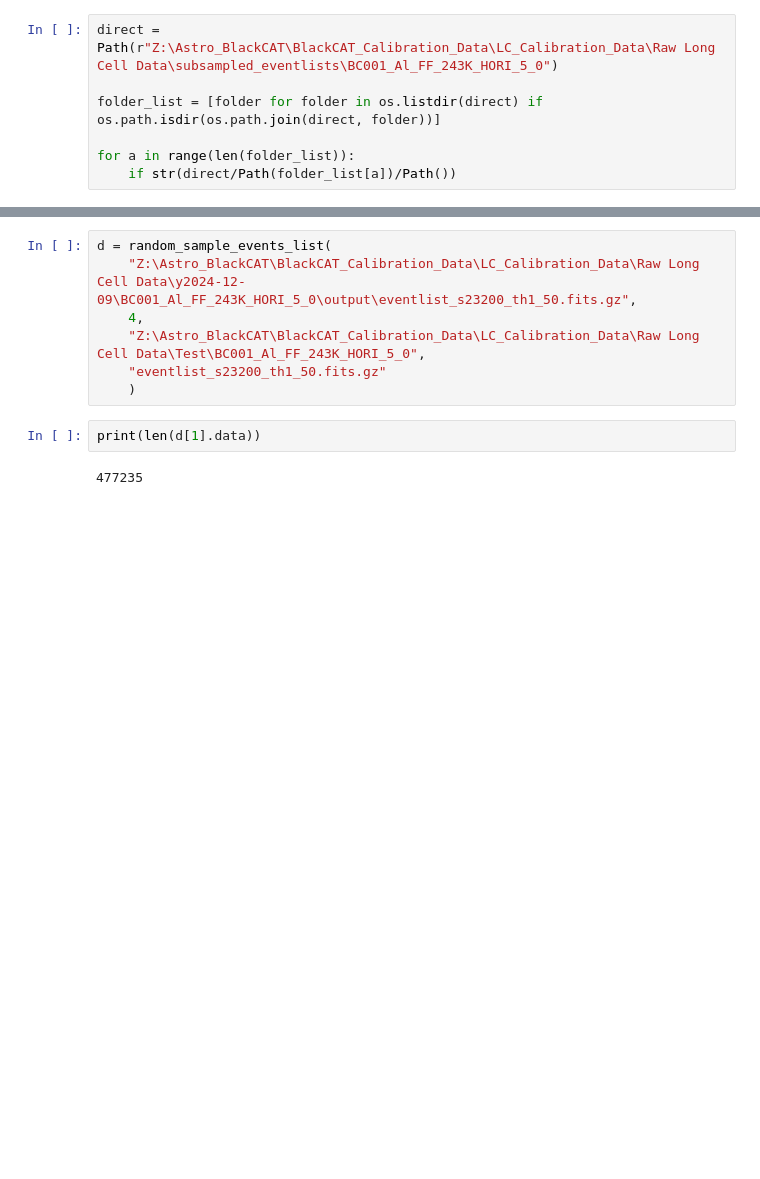
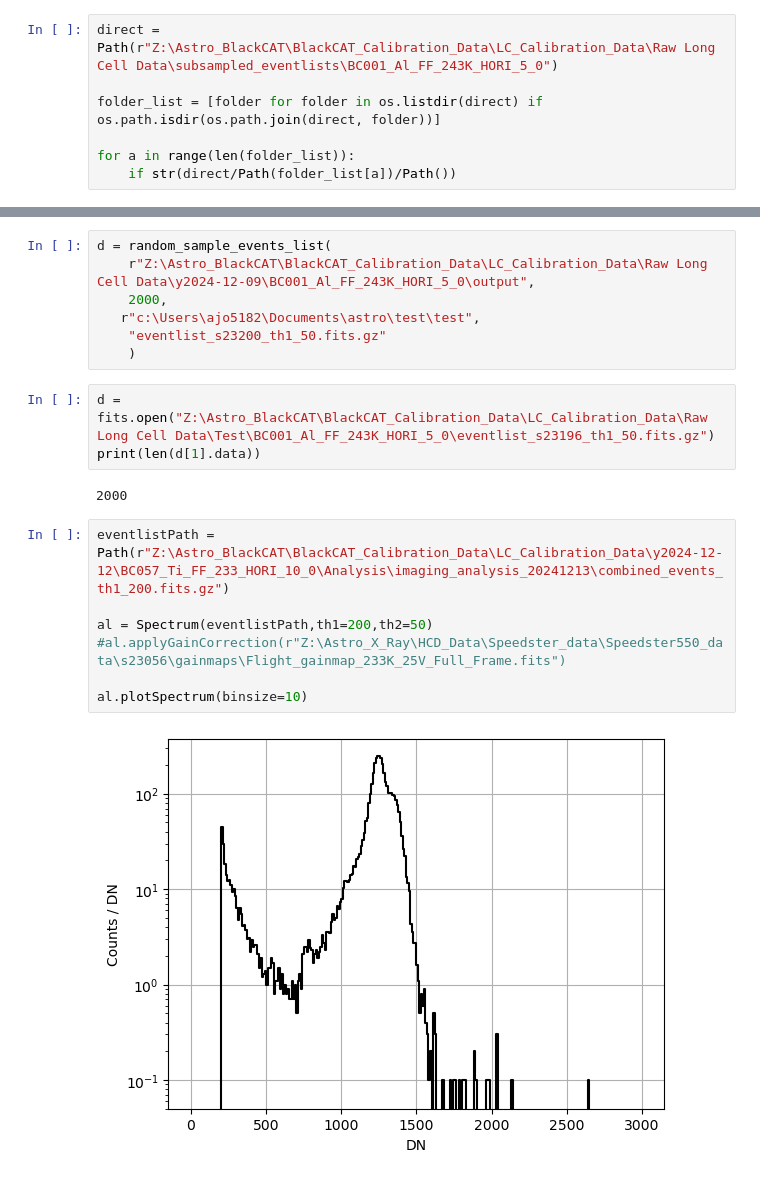
Before and after one commit to laureloneill/psf_source_localization, a Jupyter notebook: test_space.ipynb, the cells around one changed output, grey strips where cells are left out. Cells and saved outputs as stored; diff of their text form; blank space fills up the shorter version.

```diff
--- a/test_space.ipynb
+++ b/test_space.ipynb
@@ -430,12 +433,22 @@ def random_sample_events_list(event_list, sampleNumber, outdir, outname, save =
     return subSampleHDU
 # %%
 d = random_sample_events_list(
-    "Z:\Astro_BlackCAT\BlackCAT_Calibration_Data\LC_Calibration_Data\Raw Long Cell Data\y2024-12-09\BC001_Al_FF_243K_HORI_5_0\output\eventlist_s23200_th1_50.fits.gz",
-    4,
-    "Z:\Astro_BlackCAT\BlackCAT_Calibration_Data\LC_Calibration_Data\Raw Long Cell Data\Test\BC001_Al_FF_243K_HORI_5_0",
+    r"Z:\Astro_BlackCAT\BlackCAT_Calibration_Data\LC_Calibration_Data\Raw Long Cell Data\y2024-12-09\BC001_Al_FF_243K_HORI_5_0\output",
+    2000,
+   r"c:\Users\ajo5182\Documents\astro\test\test",
     "eventlist_s23200_th1_50.fits.gz"
     )
 # %%
+d = fits.open("Z:\Astro_BlackCAT\BlackCAT_Calibration_Data\LC_Calibration_Data\Raw Long Cell Data\Test\BC001_Al_FF_243K_HORI_5_0\eventlist_s23196_th1_50.fits.gz")
 print(len(d[1].data))
 # %% [output]
-477235
+2000
+# %%
+eventlistPath = Path(r"Z:\Astro_BlackCAT\BlackCAT_Calibration_Data\LC_Calibration_Data\y2024-12-12\BC057_Ti_FF_233_HORI_10_0\Analysis\imaging_analysis_20241213\combined_events_th1_200.fits.gz")
+
+al = Spectrum(eventlistPath,th1=200,th2=50)
+#al.applyGainCorrection(r"Z:\Astro_X_Ray\HCD_Data\Speedster_data\Speedster550_data\s23056\gainmaps\Flight_gainmap_233K_25V_Full_Frame.fits")
+
+al.plotSpectrum(binsize=10)
+# %% [output]
+[figure, added]
```
Also changed, not shown: parts of 4 cells of this notebook, 2 other files.
